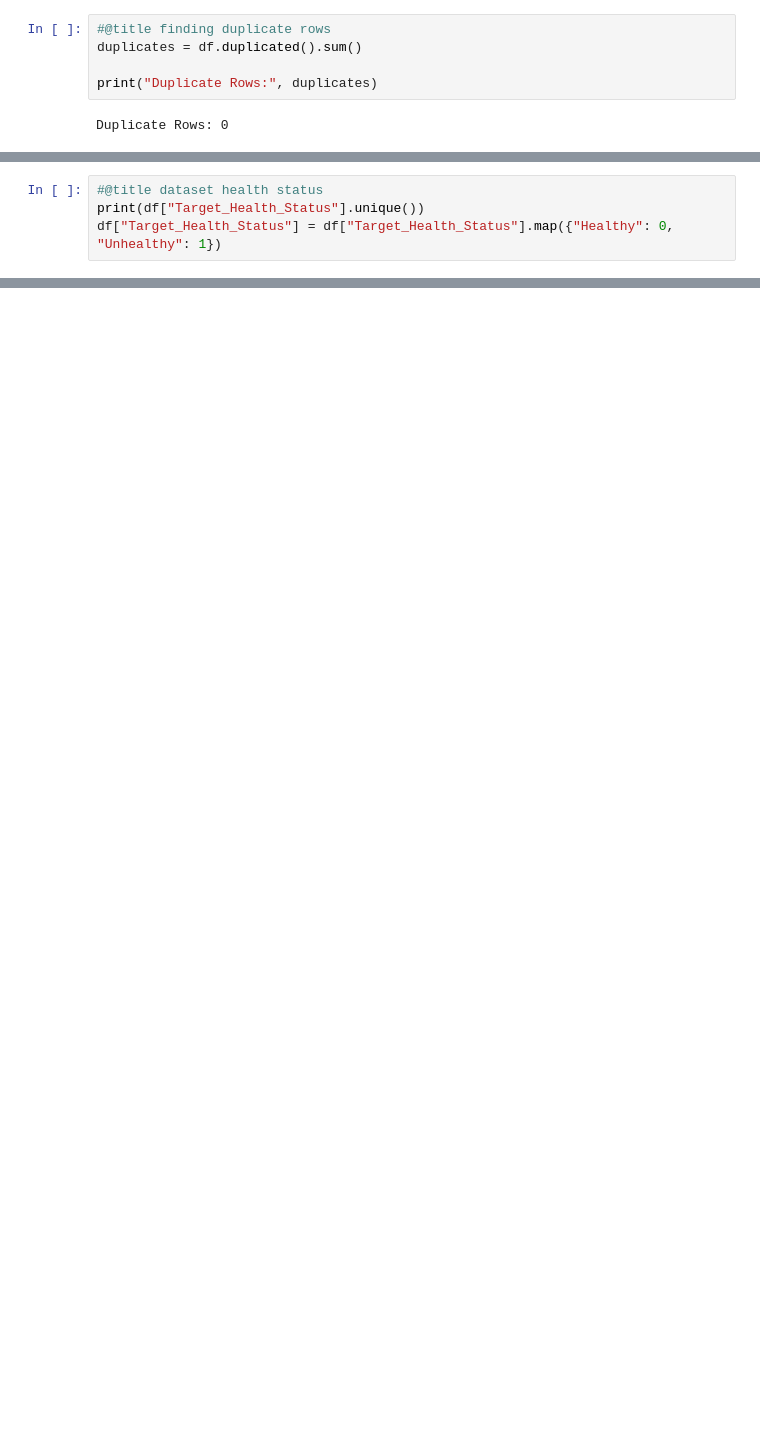
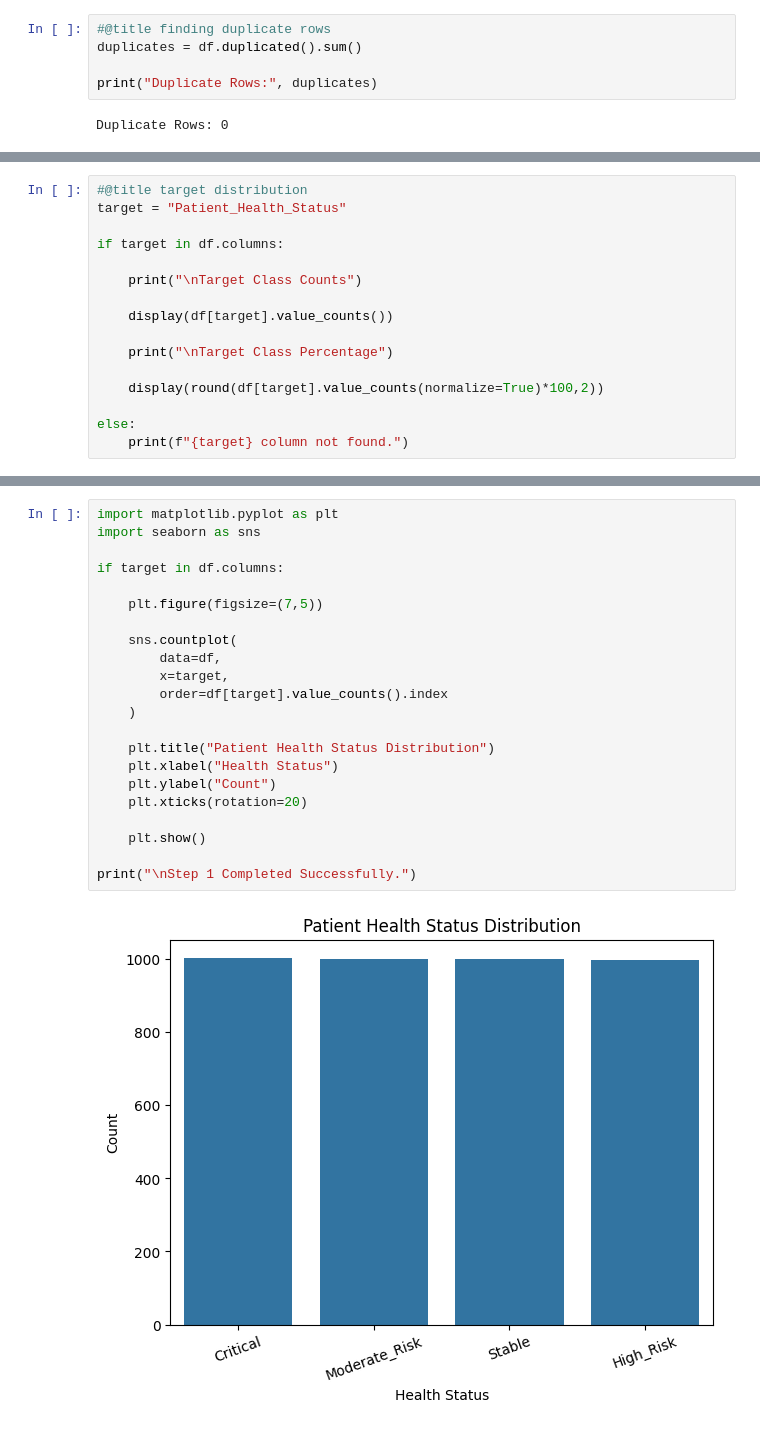
Before and after one commit to Sia0412/Flask-Mega, a Jupyter notebook: Untitled3.ipynb, the cells around one changed output, grey strips where cells are left out. Drawn from its saved outputs; the diff is of its cells as text; blank space fills up the shorter version.

```diff
--- a/Untitled3.ipynb
+++ b/Untitled3.ipynb
@@ -149,4 +74,0 @@ Dataset profile saved successfully!
-# %%
-#@title dataset health status
-print(df["Target_Health_Status"].unique())
-df["Target_Health_Status"] = df["Target_Health_Status"].map({"Healthy": 0, "Unhealthy": 1})
@@ -841,0 +124,16 @@ sensor_idx = [
+# %%
+#@title target distribution
+target = "Patient_Health_Status"
+
+if target in df.columns:
+
+    print("\nTarget Class Counts")
+
+    display(df[target].value_counts())
+
+    print("\nTarget Class Percentage")
+
+    display(round(df[target].value_counts(normalize=True)*100,2))
+
+else:
+    print(f"{target} column not found.")
@@ -841,0 +190,24 @@ sensor_idx = [
+# %%
+import matplotlib.pyplot as plt
+import seaborn as sns
+
+if target in df.columns:
+
+    plt.figure(figsize=(7,5))
+
+    sns.countplot(
+        data=df,
+        x=target,
+        order=df[target].value_counts().index
+    )
+
+    plt.title("Patient Health Status Distribution")
+    plt.xlabel("Health Status")
+    plt.ylabel("Count")
+    plt.xticks(rotation=20)
+
+    plt.show()
+
+print("\nStep 1 Completed Successfully.")
+# %% [output]
+[figure, added]
```
Also changed, not shown: parts of 81 cells of this notebook.
